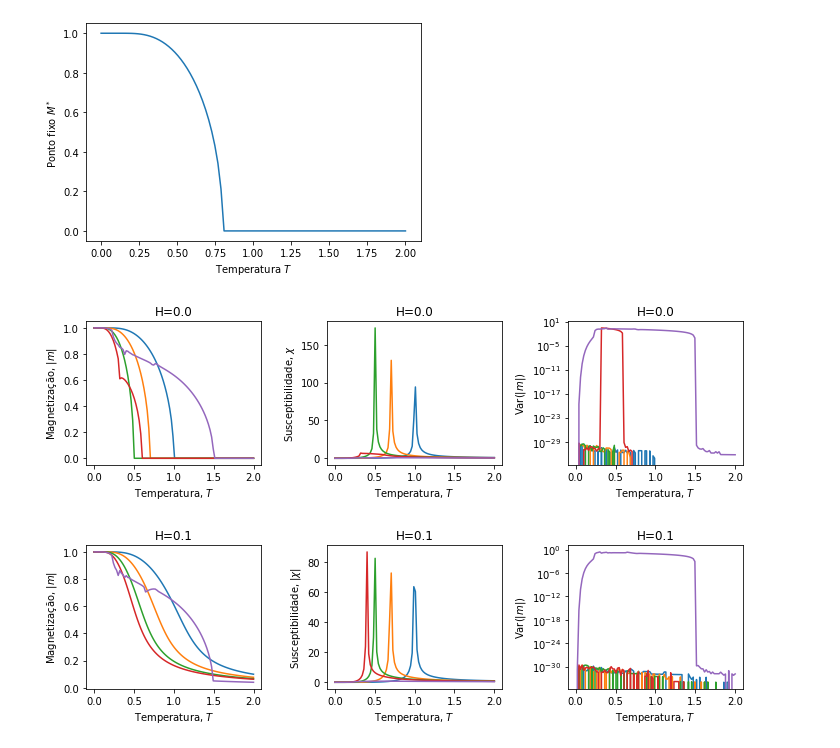
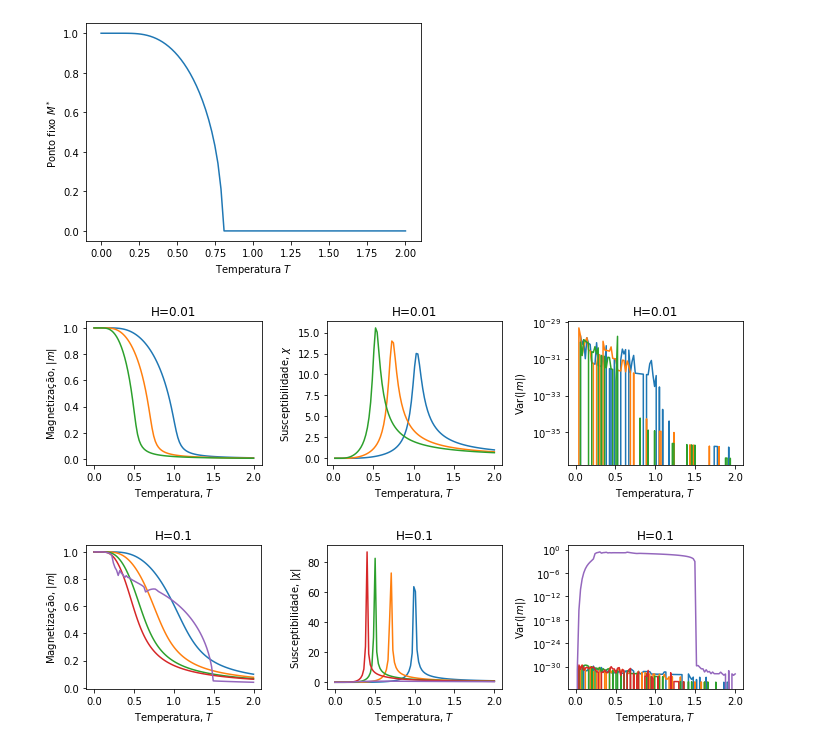
Before and after one commit to neuro-physics/annni-phase-trans-py, a Jupyter notebook: simula_ktz.ipynb, the cells around one changed output. Drawn from its saved outputs; the diff is of its cells as text; code cells hidden in the pictures.

```diff
--- a/simula_ktz.ipynb
+++ b/simula_ktz.ipynb
@@ -119,12 +119,12 @@ del sys.modules['modules.SimulacaoKTz']
 del ktzsim
 import modules.SimulacaoKTz as ktzsim
 
-K_valores        = [ 0.0, 0.3, 0.5, 0.6, 1.5 ]
+K_valores        = [ 0.0, 0.3, 0.5 ] #[ 0.0, 0.3, 0.5, 0.6, 1.5 ]
 T_valores        = np.linspace(0.001,2,100) #T     = 0.5
 delta            = 0.0
 lamb             = 0.0
 xR               = 0.0
-H                = 0.0
+H                = 0.01
 t_transiente     = 10000
 t_total          = 20000
 x0               = [1.0,1.0]
@@ -133,34 +133,34 @@ usar_modulo_de_m = True
 
 
 xm_dados, xvar_dados, xvarstd_dados, xsuscept_dados = [],[],[],[]
 
 for K in K_valores:
     x_media, x_var, x_var_std, x_suscept = ktzsim.RodaSimulacao_Varios_T(K,T_valores,delta,lamb,xR,H,t_transiente,t_total,x0,mapa_nome,usar_modulo_de_m)
     xm_dados.append(       x_media   )
     xvar_dados.append(     x_var     )
     xvarstd_dados.append(  x_var_std )
     xsuscept_dados.append( x_suscept )
 
 fig,ax = plt.subplots(nrows=1,ncols=3,figsize=(10,3))
 for i,K in enumerate(K_valores):
     ax[0].plot(T_valores,         xm_dados[i]           , label=f'K={K}')
     ax[1].plot(T_valores,   xsuscept_dados[i]           , label=f'K={K}')
     ax[2].plot(T_valores,       xvar_dados[i]/T_valores , label=f'K={K}')
 ax[0].set_xlabel( 'Temperatura, $T$')
 ax[0].set_ylabel( 'Magnetização, $|m|$')
 ax[0].set_title( f'H={H}')
 ax[1].set_xlabel( 'Temperatura, $T$')
 ax[1].set_ylabel(r'Susceptibilidade, $\chi$')
 ax[1].set_title( f'H={H}')
 ax[2].set_xlabel( 'Temperatura, $T$')
 ax[2].set_ylabel(r'Var($|m|$)')
 ax[2].set_title( f'H={H}')
 ax[2].set_yscale('log')
 
 plt.tight_layout()
 plt.show()
 # %% [output]
-[figure, old version]
+[figure, new version]
 # %%
 K_valores        = [ 0.0, 0.3, 0.5, 0.6, 1.5 ]
 T_valores        = np.linspace(0.001,2,100) #T     = 0.5
```
Also changed, not shown: 2 other files.
